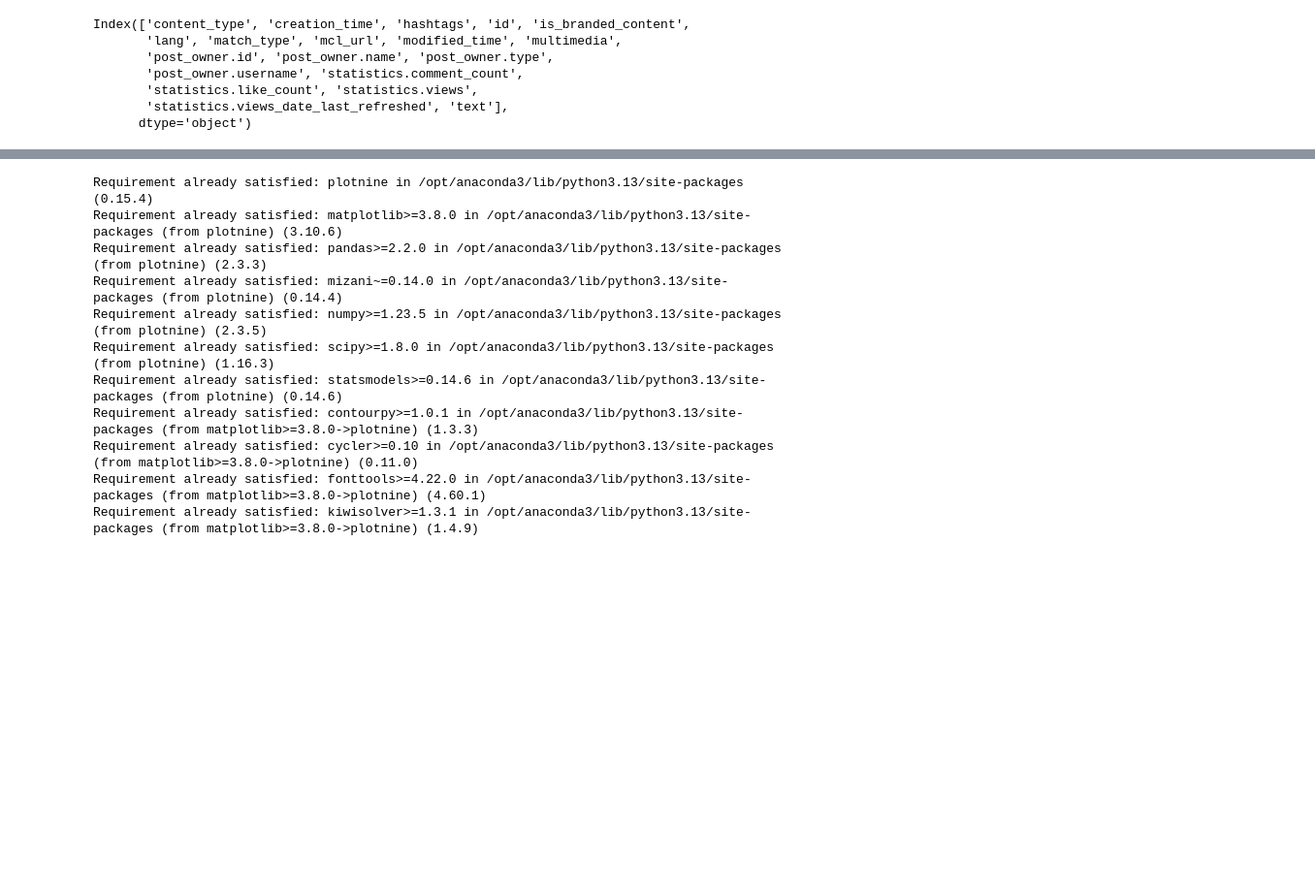
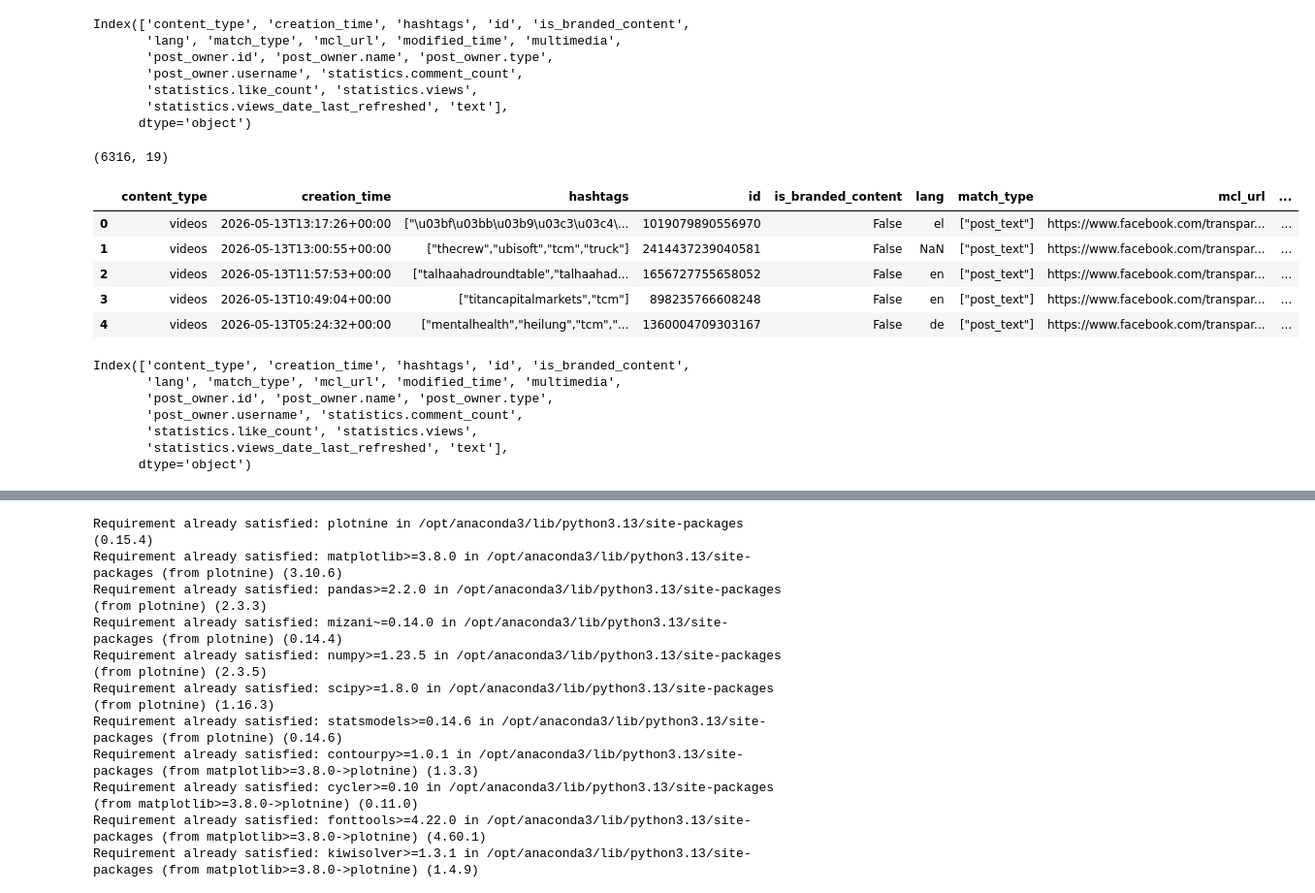
Before and after one commit to VicTan88/QSS20Final, a Jupyter notebook: Code/DataPull&Clean.ipynb, the cells around one changed output, grey strips where cells are left out. Shown at 97% size. Saved outputs shown, nothing was run; the diff lists cells and outputs as text; code cells hidden in the pictures; blank space fills up the shorter version.

```diff
--- a/Code/DataPull&Clean.ipynb
+++ b/Code/DataPull&Clean.ipynb
@@ -25,3 +25,23 @@ Index(['content_type', 'creation_time', 'hashtags', 'id', 'is_branded_content',
        'statistics.like_count', 'statistics.views',
        'statistics.views_date_last_refreshed', 'text'],
       dtype='object')
+# %%
+tcm_df_2 = pd.read_csv("../Data/tcm_social_data_6months.csv")
+tcm_df_2.shape
+tcm_df_2.head()
+tcm_df_2.columns
+# %% [output]
+(6316, 19)
+|  | content_type | creation_time | hashtags | id | is_branded_content | lang | match_type | mcl_url | ... |
+| 0 | videos | 2026-05-13T13:17:26+00:00 | ["\u03bf\u03bb\u03b9\u03c3\u03c4\... | 1019079890556970 | False | el | ["post_text"] | https://www.facebook.com/transpar... | ... |
+| 1 | videos | 2026-05-13T13:00:55+00:00 | ["thecrew","ubisoft","tcm","truck"] | 2414437239040581 | False | NaN | ["post_text"] | https://www.facebook.com/transpar... | ... |
+| 2 | videos | 2026-05-13T11:57:53+00:00 | ["talhaahadroundtable","talhaahad... | 1656727755658052 | False | en | ["post_text"] | https://www.facebook.com/transpar... | ... |
+| 3 | videos | 2026-05-13T10:49:04+00:00 | ["titancapitalmarkets","tcm"] | 898235766608248 | False | en | ["post_text"] | https://www.facebook.com/transpar... | ... |
+| 4 | videos | 2026-05-13T05:24:32+00:00 | ["mentalhealth","heilung","tcm","... | 1360004709303167 | False | de | ["post_text"] | https://www.facebook.com/transpar... | ... |
+Index(['content_type', 'creation_time', 'hashtags', 'id', 'is_branded_content',
+       'lang', 'match_type', 'mcl_url', 'modified_time', 'multimedia',
+       'post_owner.id', 'post_owner.name', 'post_owner.type',
+       'post_owner.username', 'statistics.comment_count',
+       'statistics.like_count', 'statistics.views',
+       'statistics.views_date_last_refreshed', 'text'],
+      dtype='object')
```
Also changed, not shown: parts of 11 cells of this notebook, 1 other file.
